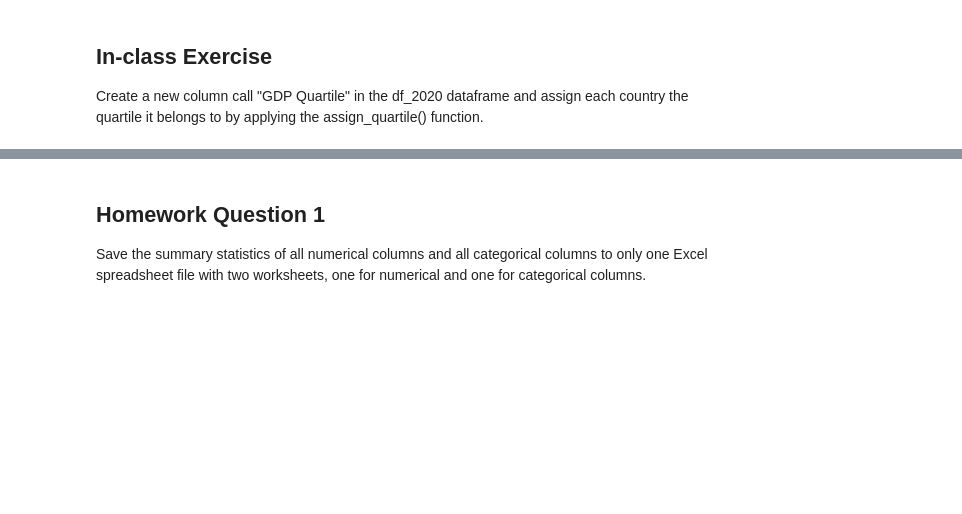
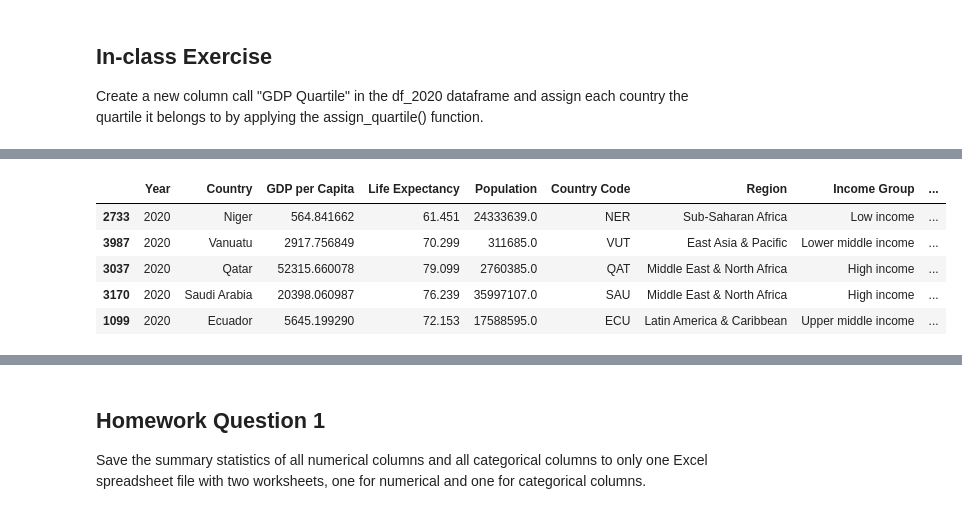
Before and after one commit to wcj365/python-stats-dataviz, a Jupyter notebook: fall2024/oct_16_session.ipynb, the cells around one changed output, grey strips where cells are left out. Saved outputs shown, nothing was run; the diff lists cells and outputs as text; code cells hidden in the pictures; blank space fills up the shorter version.

```diff
--- a/fall2024/oct_16_session.ipynb
+++ b/fall2024/oct_16_session.ipynb
@@ -159,0 +257,11 @@ Create a new column call "GDP Quartile" in the df_2020 dataframe and assign each
+# %%
+df_2020 = df_2020.dropna()
+df_2020["GDP (Rounded)"] = df_2020["GDP per Capita"].apply(round)
+df_2020.sample(5)
+# %% [output]
+|  | Year | Country | GDP per Capita | Life Expectancy | Population | Country Code | Region | Income Group | ... |
+| 2733 | 2020 | Niger | 564.841662 | 61.451 | 24333639.0 | NER | Sub-Saharan Africa | Low income | ... |
+| 3987 | 2020 | Vanuatu | 2917.756849 | 70.299 | 311685.0 | VUT | East Asia & Pacific | Lower middle income | ... |
+| 3037 | 2020 | Qatar | 52315.660078 | 79.099 | 2760385.0 | QAT | Middle East & North Africa | High income | ... |
+| 3170 | 2020 | Saudi Arabia | 20398.060987 | 76.239 | 35997107.0 | SAU | Middle East & North Africa | High income | ... |
+| 1099 | 2020 | Ecuador | 5645.199290 | 72.153 | 17588595.0 | ECU | Latin America & Caribbean | Upper middle income | ... |
```
Also changed, not shown: parts of 15 cells of this notebook.
